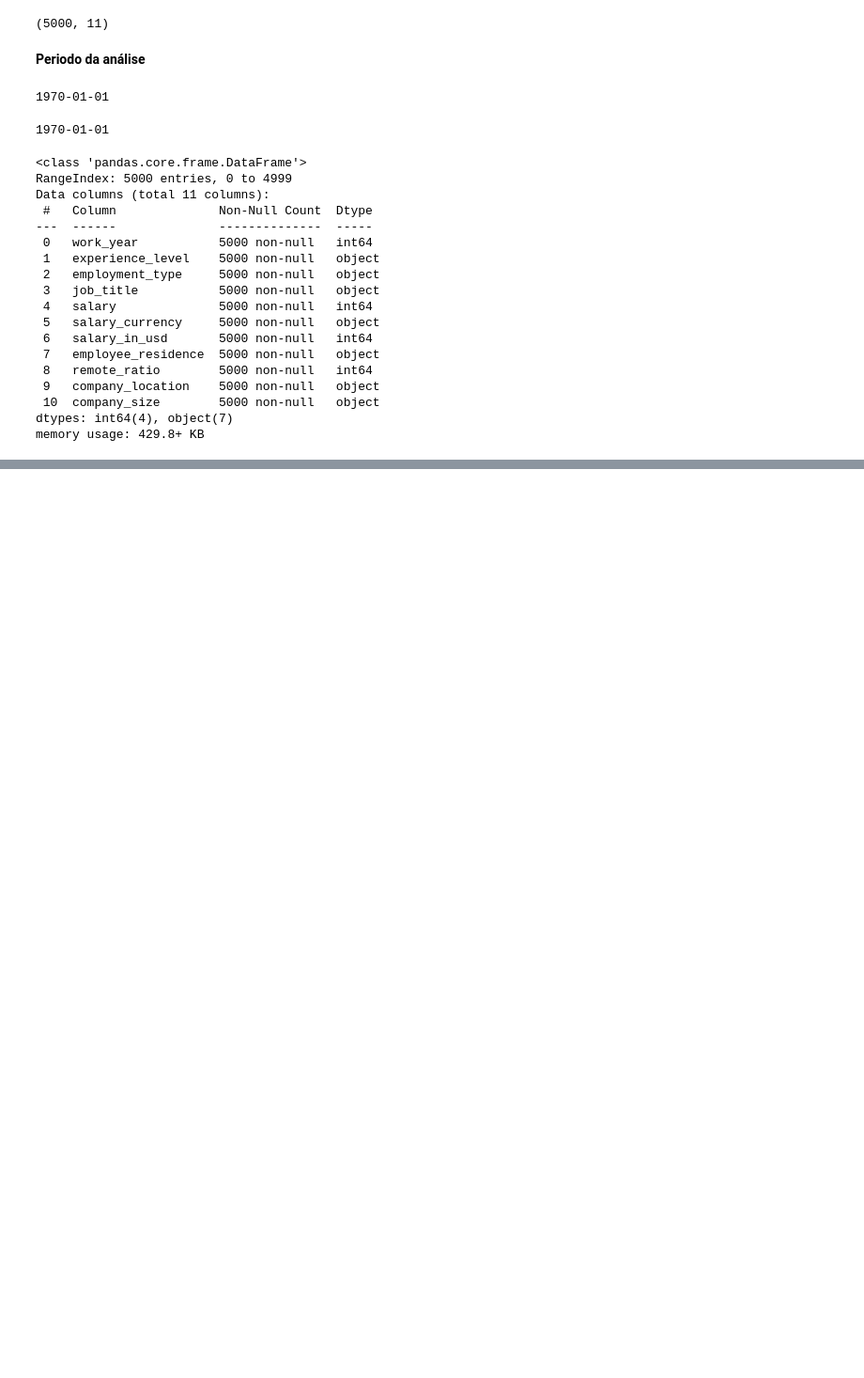
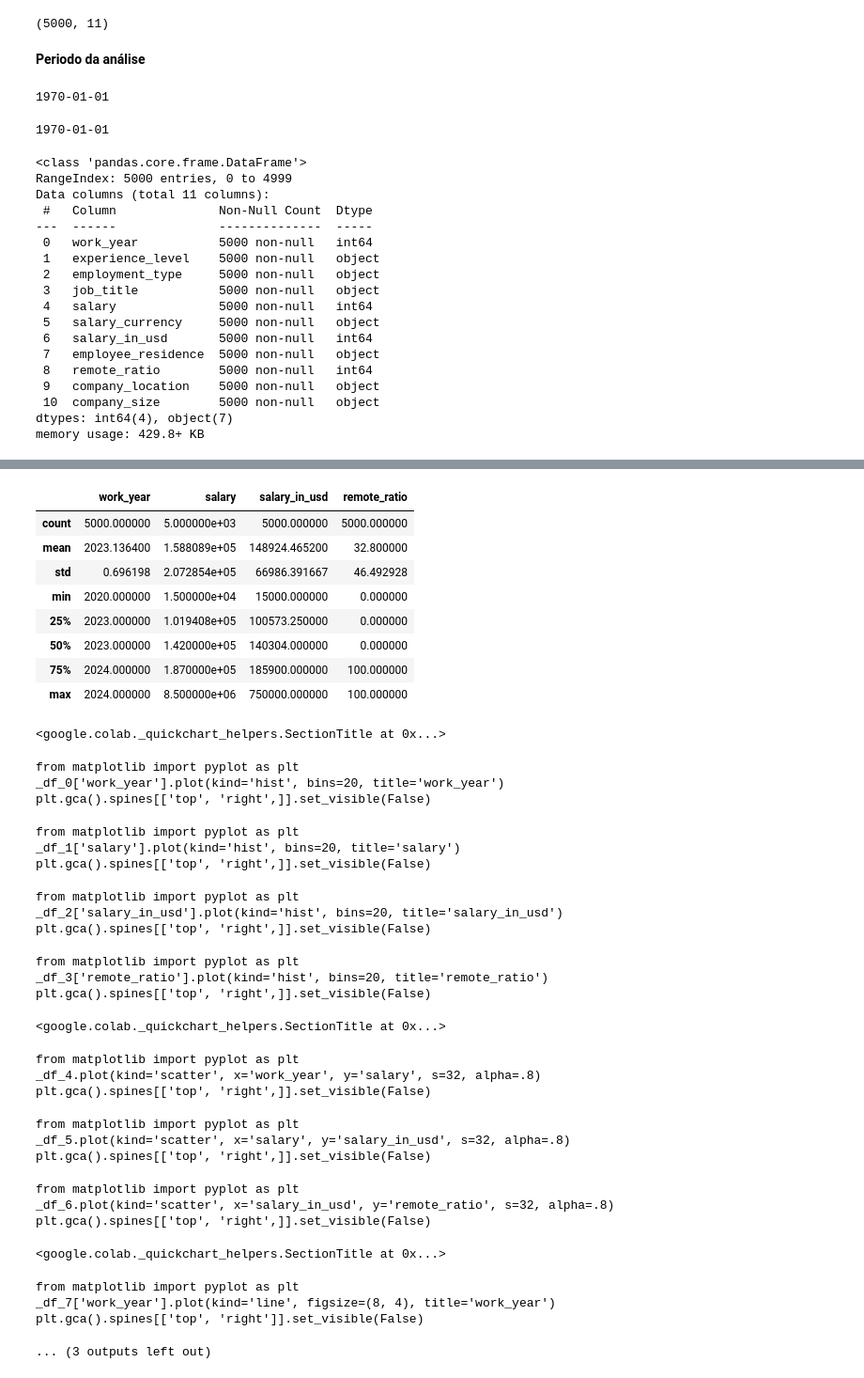
Before and after one commit to Souzadfs/Data_Science, a Jupyter notebook: Analista_de_dados.ipynb, the cells around one changed output, grey strips where cells are left out. Shown: that part at 94% size. Saved outputs shown, nothing was run; the diff lists cells and outputs as text; code cells hidden in the pictures; blank space fills up the shorter version.

```diff
--- a/Analista_de_dados.ipynb
+++ b/Analista_de_dados.ipynb
@@ -67,0 +100,40 @@ memory usage: 429.8+ KB
+# %%
+df.describe()
+# %% [output]
+|  | work_year | salary | salary_in_usd | remote_ratio |
+| count | 5000.000000 | 5.000000e+03 | 5000.000000 | 5000.000000 |
+| mean | 2023.136400 | 1.588089e+05 | 148924.465200 | 32.800000 |
+| std | 0.696198 | 2.072854e+05 | 66986.391667 | 46.492928 |
+| min | 2020.000000 | 1.500000e+04 | 15000.000000 | 0.000000 |
+| 25% | 2023.000000 | 1.019408e+05 | 100573.250000 | 0.000000 |
+| 50% | 2023.000000 | 1.420000e+05 | 140304.000000 | 0.000000 |
+| 75% | 2024.000000 | 1.870000e+05 | 185900.000000 | 100.000000 |
+| max | 2024.000000 | 8.500000e+06 | 750000.000000 | 100.000000 |
+<google.colab._quickchart_helpers.SectionTitle at 0x...>
+from matplotlib import pyplot as plt
+_df_0['work_year'].plot(kind='hist', bins=20, title='work_year')
+plt.gca().spines[['top', 'right',]].set_visible(False)
+from matplotlib import pyplot as plt
+_df_1['salary'].plot(kind='hist', bins=20, title='salary')
+plt.gca().spines[['top', 'right',]].set_visible(False)
+from matplotlib import pyplot as plt
+_df_2['salary_in_usd'].plot(kind='hist', bins=20, title='salary_in_usd')
+plt.gca().spines[['top', 'right',]].set_visible(False)
+from matplotlib import pyplot as plt
+_df_3['remote_ratio'].plot(kind='hist', bins=20, title='remote_ratio')
+plt.gca().spines[['top', 'right',]].set_visible(False)
+<google.colab._quickchart_helpers.SectionTitle at 0x...>
+from matplotlib import pyplot as plt
+_df_4.plot(kind='scatter', x='work_year', y='salary', s=32, alpha=.8)
+plt.gca().spines[['top', 'right',]].set_visible(False)
+from matplotlib import pyplot as plt
+_df_5.plot(kind='scatter', x='salary', y='salary_in_usd', s=32, alpha=.8)
+plt.gca().spines[['top', 'right',]].set_visible(False)
+from matplotlib import pyplot as plt
+_df_6.plot(kind='scatter', x='salary_in_usd', y='remote_ratio', s=32, alpha=.8)
+plt.gca().spines[['top', 'right',]].set_visible(False)
+<google.colab._quickchart_helpers.SectionTitle at 0x...>
+from matplotlib import pyplot as plt
+_df_7['work_year'].plot(kind='line', figsize=(8, 4), title='work_year')
+plt.gca().spines[['top', 'right']].set_visible(False)
+... (3 outputs left out)
```
Also changed, not shown: parts of 6 cells of this notebook.
